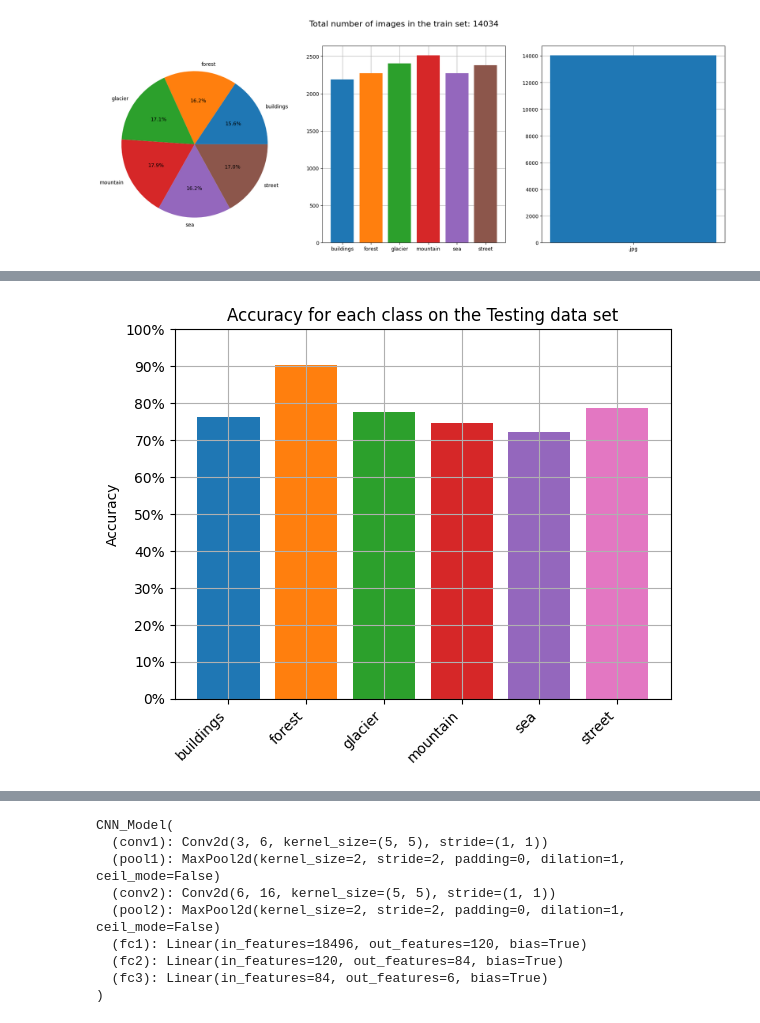
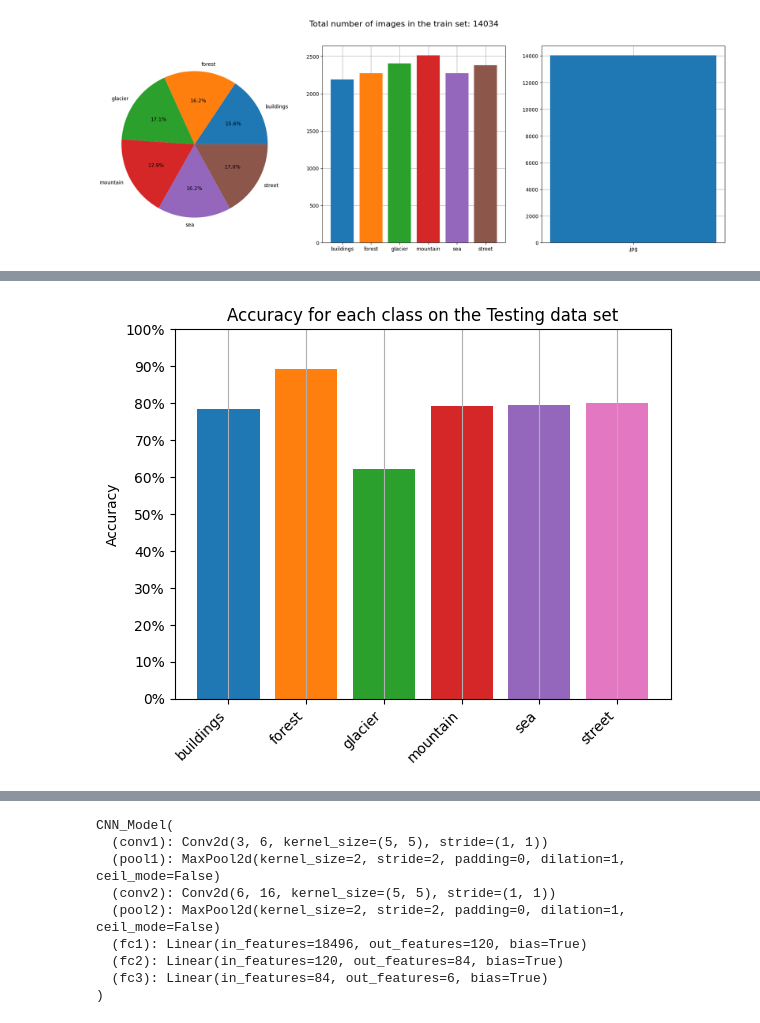
Before and after one commit to damian930/Intel_Image_Classifier, a Jupyter notebook: CNN_model.ipynb, the cells around one changed output, grey strips where cells are left out. Saved outputs shown, nothing was run; the diff lists cells and outputs as text; code cells hidden in the pictures.

```diff
--- a/CNN_model.ipynb
+++ b/CNN_model.ipynb
@@ -285,0 +290,5 @@ model = CNN_Model()
+# %%
+# Creating a model and moving onto a gpu
+
+model = CNN_Model().to(device)
+print(model)
@@ -290,14 +313,16 @@ def test_model(dataloader: DataLoader) -> Tuple[Dict[str, int], Dict[str, int]]:
     each_class_correct_predictions  = {label: 0 for label in labels_numbers_to_strings.keys()}
     each_class_occurance = {label: 0 for label in labels_numbers_to_strings.keys()}
 
-    # model_testing_time = 0
-
-    # epoch_start_time = time.time()
-
     correct_predictions = 0
     total_predictions   = 0
+    testing_loss        = 0
 
     for inputs, labels in dataloader:
+
+        # Moving tensors onto a gpu
+        inputs = inputs.to(device)
+        labels = labels.to(device)
+
         # Getiing a prediction
         batch_predictions = model(inputs)
 
@@ -307,6 +332,7 @@ def test_model(dataloader: DataLoader) -> Tuple[Dict[str, int], Dict[str, int]]:
         # Comparing predictions to the golden labels
         correct_predictions += (max_indices == labels).sum().item()
         total_predictions   += len(labels)
+        testing_loss += loss_function(batch_predictions, labels).item()
 
         for i in range(len(labels)):  # Looping through each label in the batch
             label = labels[i].item()
@@ -315,30 +341,25 @@ def test_model(dataloader: DataLoader) -> Tuple[Dict[str, int], Dict[str, int]]:
             each_class_occurance[label] += 1
 
     accuracy = 100 * correct_predictions / total_predictions
+    average_testing_loss = testing_loss / total_predictions
 
-    # epoch_time_spent_sec = (time.time() - epoch_start_time) / 60
-    # model_testing_time   += epoch_time_spent_sec
-
-    return (accuracy, each_class_correct_predictions, each_class_occurance)
+    return (accuracy, average_testing_loss, each_class_correct_predictions, each_class_occurance)
 # %%
 # Training the model
 
-loss_function = nn.CrossEntropyLoss()
-optimizer     = optim.SGD(params=model.parameters(), lr=0.001, momentum=0.9)
-
-n_epochs = 40
+n_epochs = 30
 
 # Using these for logging
 epoch_losses              = []
+epoch_losses_test         = []
 epoch_accuracies_on_train = []
 epoch_accuracies_on_test  = []
-
 
 # Using these for logging
 epoch_start_time    = 0
 model_training_time = 0
 
-print("[epoch, average_batch_loss, batch_accuracy, test_accuracy, batch_time_spent, total_time_spent]")
+print("[epoch, average_batch_loss, batch_accuracy, test_accuracy, test_loss, batch_time_spent, total_time_spent]")
 
 for epoch in range(n_epochs):
     epoch_start_time = time.time()
@@ -350,6 +371,10 @@ for epoch in range(n_epochs):
     total_batches       = len(train_dataloader)
 
     for inputs, labels in train_dataloader:
+
+        # Moving tensors onto a gpu
+        inputs = inputs.to(device)
+        labels = labels.to(device)
 
         # Zero the parameter gradients (Reson for it: https://medium.com/@lazyprogrammerofficial/in-pytorch-why-do-we-need-to-call-optimizer-zero-grad-8e19fdc1ad2f#:~:text=zero_grad()%20method%20is%20used,respect%20to%20the%20model%20parameters.)
         optimizer.zero_grad()
@@ -393,8 +418,9 @@ for epoch in range(n_epochs):
     epoch_accuracies_on_train.append(accuracy)
 
     # Testing current state of the model
-    (test_accuracy, each_class_correct_predictions, each_class_occurance) = test_model(test_dataloader)
+    (test_accuracy, testing_loss, each_class_correct_predictions, each_class_occurance) = test_model(test_dataloader)
     epoch_accuracies_on_test.append(test_accuracy)
+    epoch_losses_test.append(testing_loss)
 
     # =======   Wanted to also get the progression of per class accuracies =========
     # each_class_epoch_accuracy = {}
@@ -406,7 +432,7 @@ for epoch in range(n_epochs):
     epoch_time_spent_min = (time.time() - epoch_start_time) / 60
     model_training_time  += epoch_time_spent_min
 
-    print(f'[{epoch + 1}/{n_epochs},         {average_loss:.4f},           {accuracy:.4f},       {test_accuracy:.4f},        {epoch_time_spent_min:.1f} min,          {model_training_time:.1f} min]')
+    print(f'[{epoch + 1}/{n_epochs},         {average_loss:.4f},           {accuracy:.4f},       {test_accuracy:.4f},     {testing_loss:.4f}       {epoch_time_spent_min:.1f} min,          {model_training_time:.1f} min]')
 
 print('Done Training')
 # %% [output]
@@ -483,35 +511,35 @@ if len(each_class_correct_predictions.values()) != len(each_class_occurance.valu
 
 fig, ax = plt.subplots()
 classes   = labels_strings_to_numbers.keys()
 
 # Calculating accuracy for each class
 each_class_accuracy = []
 for i in range(len(classes)):
     class_i_accuracy = (each_class_correct_predictions[i] / each_class_occurance[i])
     each_class_accuracy.append(class_i_accuracy)
 
 colors = [
     "#1f77b4",  # Blue
     "#ff7f0e",  # Orange
     "#2ca02c",  # Green
     "#d62728",  # Red
     "#9467bd",  # Purple
     "#e377c2",  # Pink
 ]
 
 # Plotting
 ax.bar(classes, each_class_accuracy, color=colors)
 ax.set_ylabel('Accuracy')
 ax.set_title(f'Accuracy for each class on the {"Testing data set"}')
 ax.set_ylim(0, 1)
 ax.set_yticks(np.arange(0, 1.1, 0.1))
 ax.yaxis.set_major_formatter(lambda x, pos: f'{int(x * 100)}%')
-ax.grid()
+ax.grid(axis='x')
 
 plt.xticks(rotation=45, ha='right')
 plt.show()
 # %% [output]
-[figure, old version]
+[figure, new version]
 # %%
 # Manually testing on a random pictures from the training set
 
```
Also changed, not shown: parts of 11 cells of this notebook, 1 other file.
